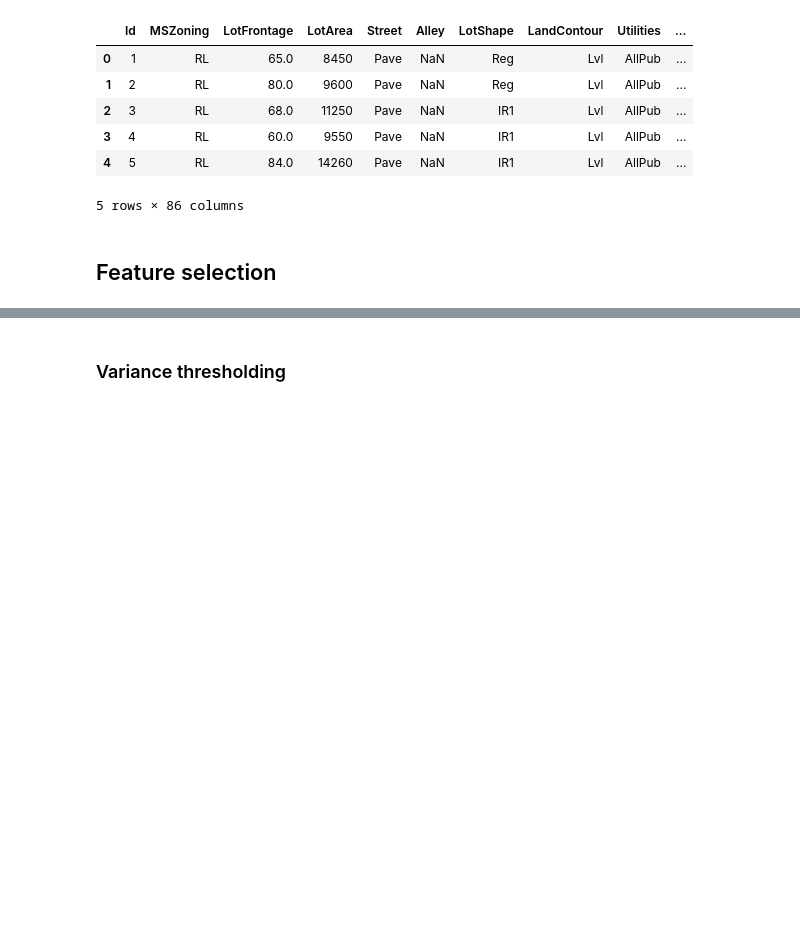
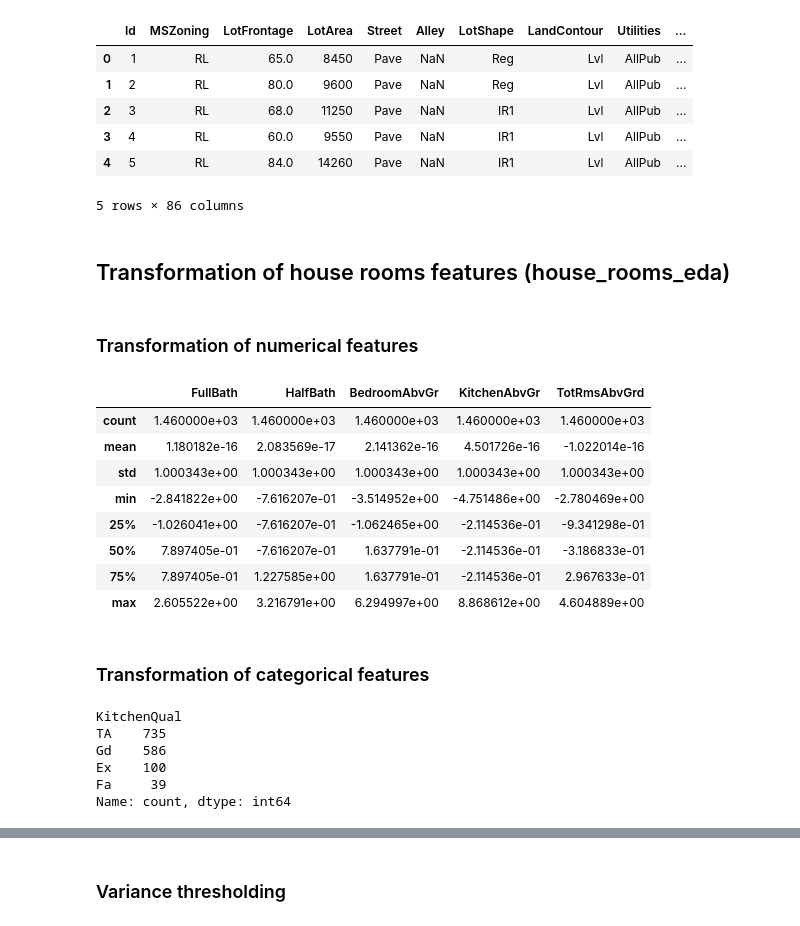
Before and after one commit to Jonik233/kaggle_house_prices, a Jupyter notebook: eda/main_eda.ipynb, the cells around one changed output, grey strips where cells are left out. Cells and saved outputs as stored; diff of their text form; code cells hidden in the pictures; blank space fills up the shorter version.

```diff
--- a/eda/main_eda.ipynb
+++ b/eda/main_eda.ipynb
@@ -391,5 +391,3 @@ df.head()
 | 3 | 4 | RL | 60.0 | 9550 | Pave | NaN | IR1 | Lvl | AllPub | ... |
 | 4 | 5 | RL | 84.0 | 14260 | Pave | NaN | IR1 | Lvl | AllPub | ... |
 5 rows × 86 columns
-# %% [markdown]
-## Feature selection
@@ -411,0 +394,4 @@ COLUMNS_TO_USE = [*NUMERICAL_COLUMNS_TO_USE, *CATEGORICAL_COLUMNS_TO_USE]
+# %% [markdown]
+## Transformation of house rooms features (house_rooms_eda)
+# %% [markdown]
+### Transformation of numerical features
@@ -411,0 +405,23 @@ COLUMNS_TO_USE = [*NUMERICAL_COLUMNS_TO_USE, *CATEGORICAL_COLUMNS_TO_USE]
+# %%
+df[columns_to_std].describe()
+# %% [output]
+|  | FullBath | HalfBath | BedroomAbvGr | KitchenAbvGr | TotRmsAbvGrd |
+| count | 1.460000e+03 | 1.460000e+03 | 1.460000e+03 | 1.460000e+03 | 1.460000e+03 |
+| mean | 1.180182e-16 | 2.083569e-17 | 2.141362e-16 | 4.501726e-16 | -1.022014e-16 |
+| std | 1.000343e+00 | 1.000343e+00 | 1.000343e+00 | 1.000343e+00 | 1.000343e+00 |
+| min | -2.841822e+00 | -7.616207e-01 | -3.514952e+00 | -4.751486e+00 | -2.780469e+00 |
+| 25% | -1.026041e+00 | -7.616207e-01 | -1.062465e+00 | -2.114536e-01 | -9.341298e-01 |
+| 50% | 7.897405e-01 | -7.616207e-01 | 1.637791e-01 | -2.114536e-01 | -3.186833e-01 |
+| 75% | 7.897405e-01 | 1.227585e+00 | 1.637791e-01 | -2.114536e-01 | 2.967633e-01 |
+| max | 2.605522e+00 | 3.216791e+00 | 6.294997e+00 | 8.868612e+00 | 4.604889e+00 |
+# %% [markdown]
+### Transformation of categorical features
+# %%
+df.KitchenQual.value_counts()
+# %% [output]
+KitchenQual
+TA    735
+Gd    586
+Ex    100
+Fa     39
+Name: count, dtype: int64
```
Also changed, not shown: parts of 11 cells of this notebook.
